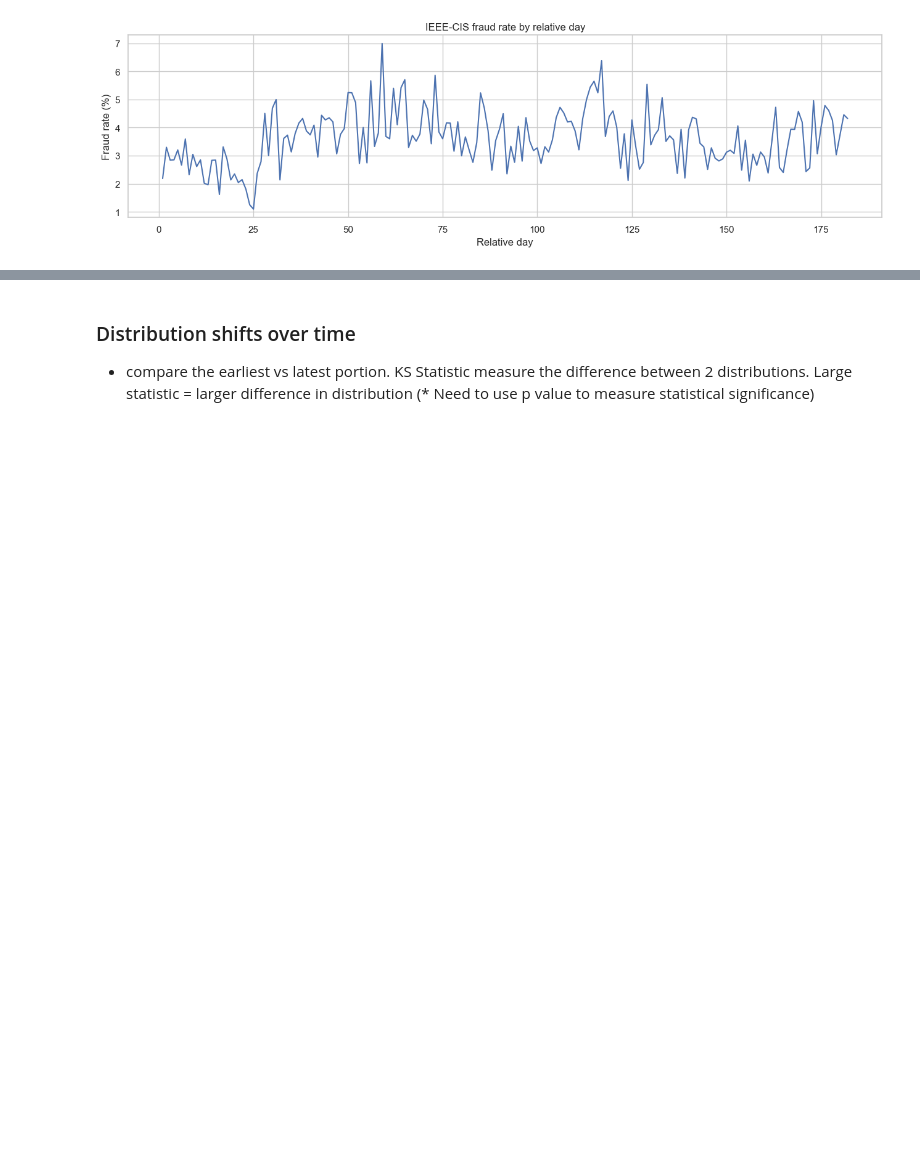
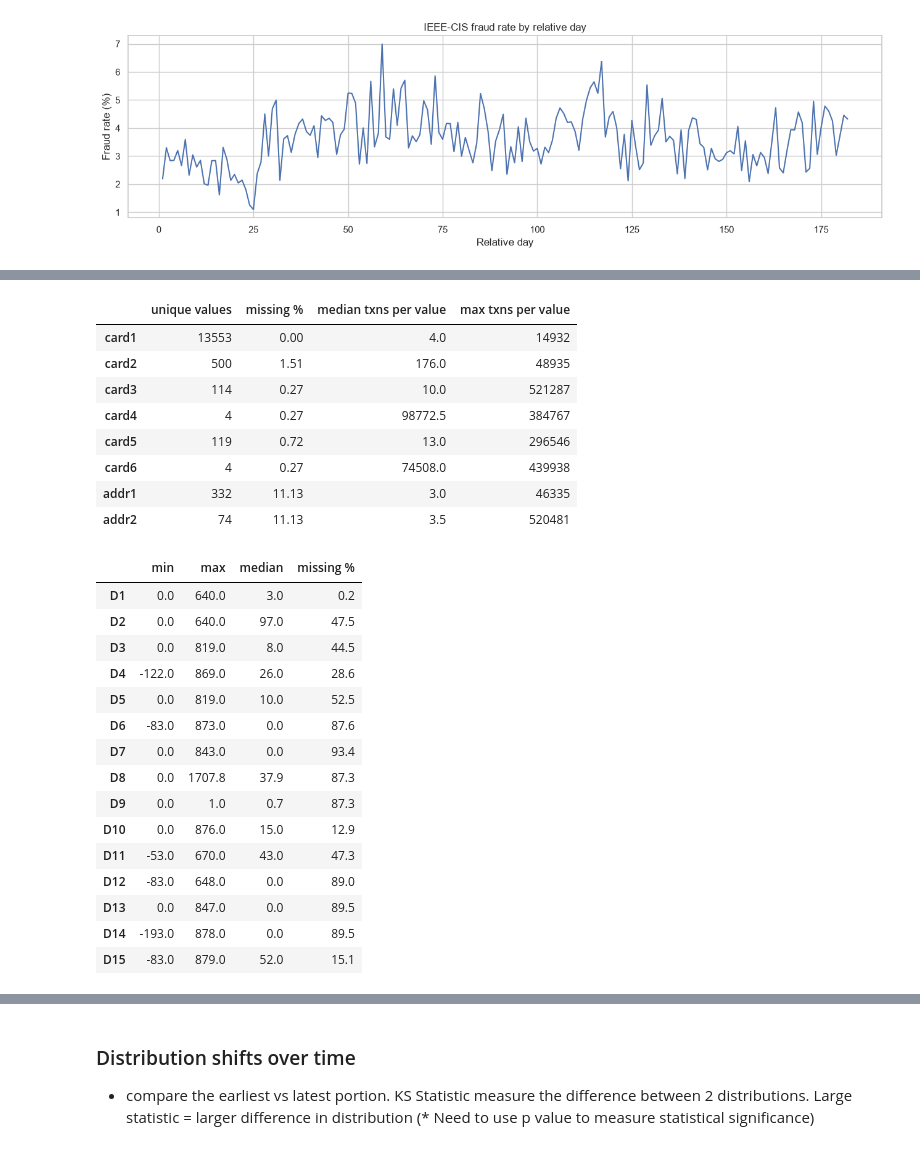
Before and after one commit to xman666888/bt4012-credit-card-fraud, a Jupyter notebook: notebooks/02_exploratory_analysis.ipynb, the cells around one changed output, grey strips where cells are left out. Drawn from its saved outputs; the diff is of its cells as text; code cells hidden in the pictures; blank space fills up the shorter version.

```diff
--- a/notebooks/02_exploratory_analysis.ipynb
+++ b/notebooks/02_exploratory_analysis.ipynb
@@ -290,0 +416,47 @@ for column in ["ProductCD", "card1", "card2", "card3", "card4","card5", "card6",
+# %%
+# 1. Card and address columns
+
+card_cols = [f"card{i}" for i in range(1, 7)] + ["addr1", "addr2"]
+
+card_summary = pd.DataFrame({
+    "unique values": ieee[card_cols].nunique(),
+    "missing %": ieee[card_cols].isna().mean() * 100,
+    "median txns per value": [ieee[col].value_counts().median() for col in card_cols],
+    "max txns per value": [ieee[col].value_counts().max() for col in card_cols]
+})
+display(card_summary.round(2))
+
+
+# 2. D columns
+
+d_cols = [f"D{i}" for i in range(1, 16)]
+
+d_summary = ieee[d_cols].agg(["min", "max", "median"]).T
+d_summary["missing %"] = ieee[d_cols].isna().mean() * 100
+display(d_summary.round(1))
+# %% [output]
+|  | unique values | missing % | median txns per value | max txns per value |
+| card1 | 13553 | 0.00 | 4.0 | 14932 |
+| card2 | 500 | 1.51 | 176.0 | 48935 |
+| card3 | 114 | 0.27 | 10.0 | 521287 |
+| card4 | 4 | 0.27 | 98772.5 | 384767 |
+| card5 | 119 | 0.72 | 13.0 | 296546 |
+| card6 | 4 | 0.27 | 74508.0 | 439938 |
+| addr1 | 332 | 11.13 | 3.0 | 46335 |
+| addr2 | 74 | 11.13 | 3.5 | 520481 |
+|  | min | max | median | missing % |
+| D1 | 0.0 | 640.0 | 3.0 | 0.2 |
+| D2 | 0.0 | 640.0 | 97.0 | 47.5 |
+| D3 | 0.0 | 819.0 | 8.0 | 44.5 |
+| D4 | -122.0 | 869.0 | 26.0 | 28.6 |
+| D5 | 0.0 | 819.0 | 10.0 | 52.5 |
+| D6 | -83.0 | 873.0 | 0.0 | 87.6 |
+| D7 | 0.0 | 843.0 | 0.0 | 93.4 |
+| D8 | 0.0 | 1707.8 | 37.9 | 87.3 |
+| D9 | 0.0 | 1.0 | 0.7 | 87.3 |
+| D10 | 0.0 | 876.0 | 15.0 | 12.9 |
+| D11 | -53.0 | 670.0 | 43.0 | 47.3 |
+| D12 | -83.0 | 648.0 | 0.0 | 89.0 |
+| D13 | 0.0 | 847.0 | 0.0 | 89.5 |
+| D14 | -193.0 | 878.0 | 0.0 | 89.5 |
+| D15 | -83.0 | 879.0 | 52.0 | 15.1 |
```
Also changed, not shown: parts of 21 cells of this notebook, 1 other file.
